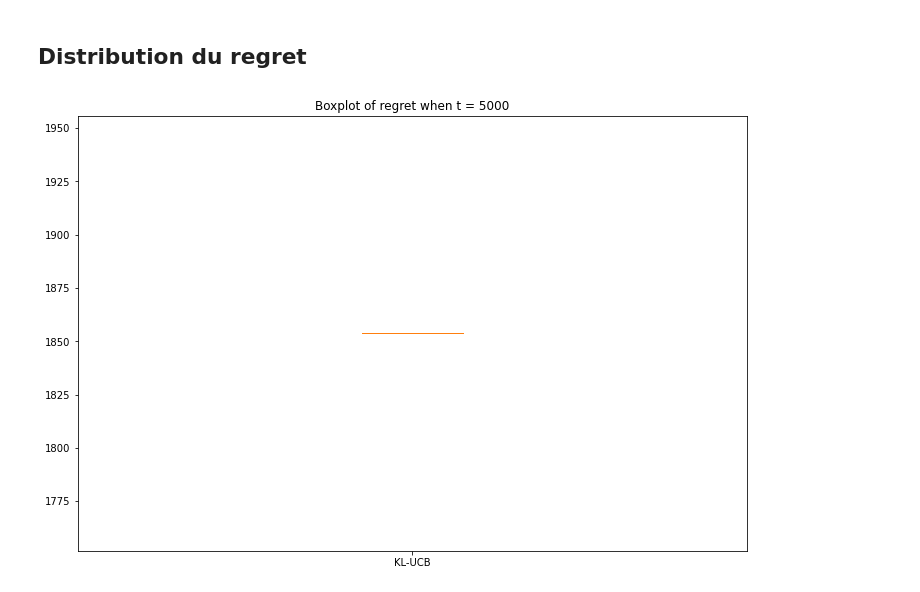
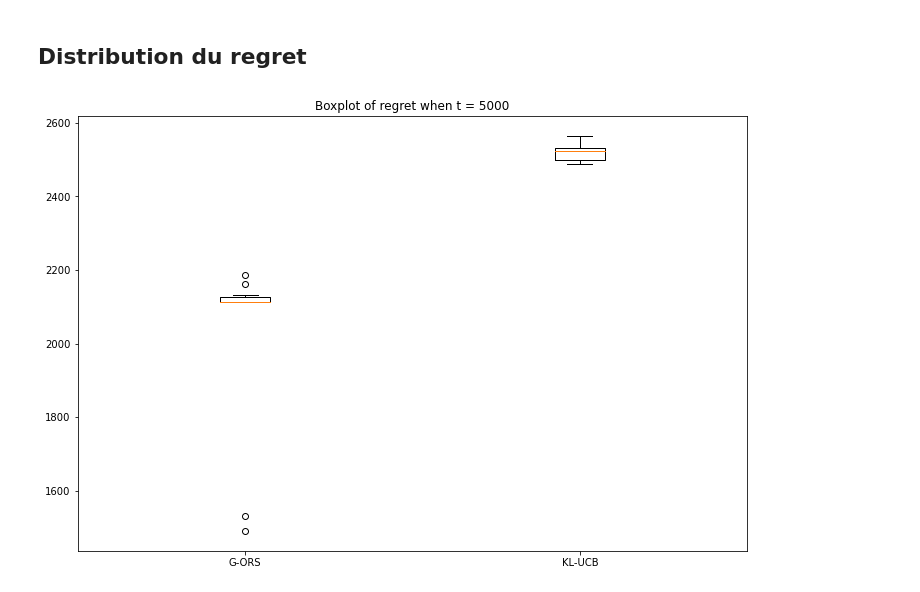
Before and after one commit to chosen-ox/Bandit_UCB, a Jupyter notebook: scenario_2.ipynb, the cells around one changed output. Saved outputs shown, nothing was run; the diff lists cells and outputs as text; code cells hidden in the pictures.

```diff
--- a/scenario_2.ipynb
+++ b/scenario_2.ipynb
@@ -16,9 +16,9 @@ The autoreload extension is already loaded. To reload it, use:
   %reload_ext autoreload
 # %%
 #Paramètres du scenario 2
-# p = np.array([.99, .98, .96, .93, .90, .10, .06, .04]) #Bernoulli Parameters
+p = np.array([.99, .98, .96, .93, .90, .10, .06, .04]) #Bernoulli Parameters
 # p = np.array([.95, .90, .80, .65, .45, .25, .15, .10])
-p = np.array([.90, .80, .70, .55, .45, .35, .20, .10])
+# p = np.array([.90, .80, .70, .55, .45, .35, .20, .10])
 rate = np.array([6, 9, 12, 18, 24, 36, 48, 54])
 tp = np.multiply(p,rate)
 
@@ -26,7 +26,7 @@ K= p.shape[0] #Number of branches
 delta= ( np.ones(K)*np.max(tp) ) - tp
 
 T= 5000 #Time periods
-runs = 1 #Number of iterations
+runs = 10 #Number of iterations
 
 print("Pi:",p)
 print("delta:",delta)
@@ -84,10 +102,16 @@ plt.show()
 # %%
-#KL-UCB
-total_action_klucb = np.zeros((K,T))
-for actions_klucb in actions_list_klucb_dichotomie:
+#Regrets calculation for G-ORS
+total_action_gors = np.zeros((K, T))
+for actions_gors in actions_list_gors:
+    total_action_gors += np.cumsum(actions_gors, axis=1) #The cumulative times of each arm to be selected
+total_action_gors = total_action_gors / runs
+regret_cumule_gors = np.dot(delta, total_action_gors[:, :]) # Cumulative regrets
+#Regrest calculation for KL-UCB
+total_action_klucb = np.zeros((K, T))
+for actions_klucb in actions_list_klucb:
     total_action_klucb += np.cumsum(actions_klucb, axis=1) #The cumulative times of each arm to be selected
 total_action_klucb = total_action_klucb / runs
-regret_cumule_klucb = np.dot(delta, total_action_klucb[:,:]) # Cumulative regrets
+regret_cumule_klucb = np.dot(delta, total_action_klucb[:, :]) # Cumulative regrets
 # %%
 fig=plt.figure(figsize=(12,8))
 ax1 = fig.add_subplot(1,1,1)
@@ -106,22 +131,27 @@ plt.show()
 # %%
 T0 = 4999
 # %%
-#KL-UCB
+#G-ORS
+distribution_regret_gors = []
 distribution_regret_klucb = []
-for actions_klucb in actions_list_klucb_dichotomie:
-    distribution_regret_klucb.append(np.dot(delta, np.sum(actions_klucb[:,:T0], axis=1)))
+for actions_gors in actions_list_gors:
+    distribution_regret_gors.append(np.dot(delta, np.sum(actions_gors[:, :T0], axis=1)))
+for actions_klucb in actions_list_klucb:
+    distribution_regret_klucb.append(np.dot(delta, np.sum(actions_klucb[:, :T0], axis=1)))
 # %%
 fig=plt.figure(figsize=(12,8))
 ax = fig.add_subplot(1,1,1)
 
 ax.boxplot([
+        distribution_regret_gors,
         distribution_regret_klucb
     ])
 ax.set_xticklabels([
+        'G-ORS',
         'KL-UCB'
     ])
 
 ax.set_title('Boxplot of regret when t = 5000')
 plt.show()
 # %% [output]
-[figure, old version]
+[figure, new version]
```
Also changed, not shown: parts of 6 cells of this notebook, 1 other file.
